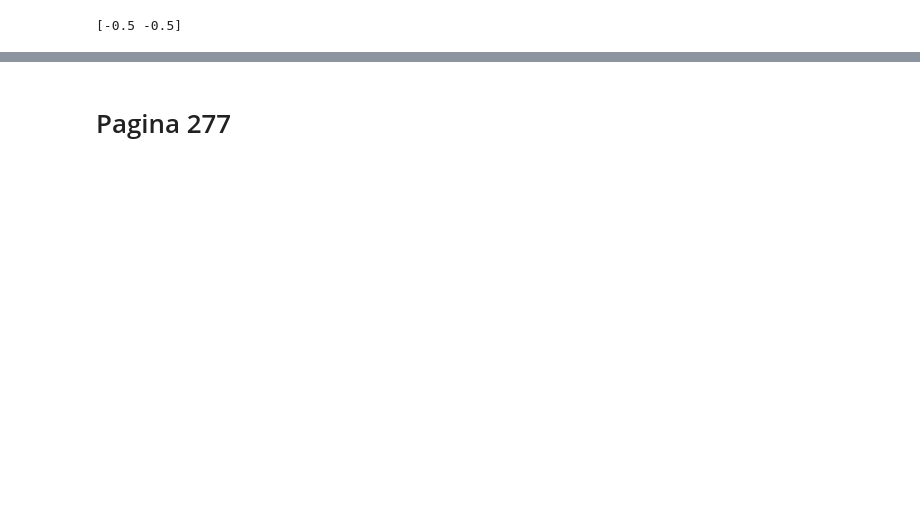
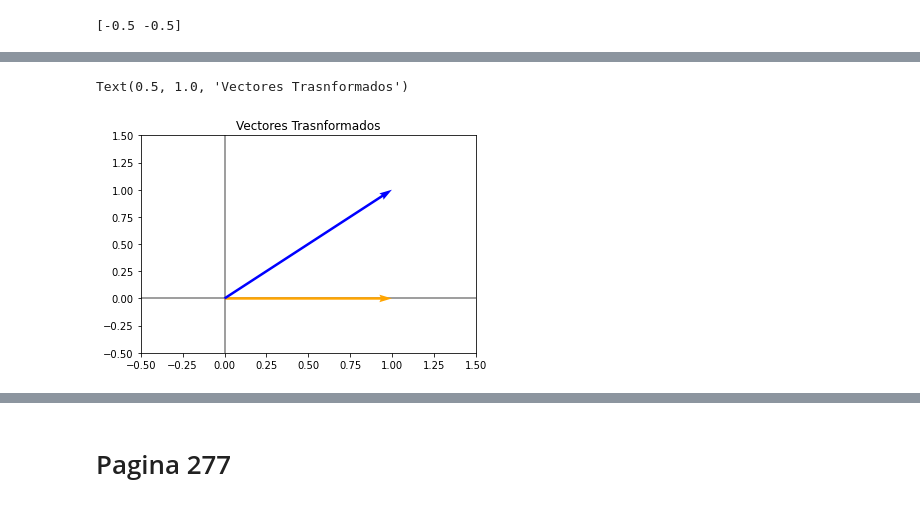
Before and after one commit to carlcri/algegra_lineal_aplicada_ML, a Jupyter notebook: 1_teoria_vectores.ipynb, the cells around one changed output, grey strips where cells are left out. Drawn from its saved outputs; the diff is of its cells as text; code cells hidden in the pictures; blank space fills up the shorter version.

```diff
--- a/1_teoria_vectores.ipynb
+++ b/1_teoria_vectores.ipynb
@@ -308,0 +410,9 @@ print(proyeccion_v_0)
+# %%
+graficarVectores([v_x.flatten(), v_y.flatten()], cols= ['orange','blue'])
+
+plt.xlim(-0.5, 1.5)
+plt.ylim(-0.5, 1.5)
+plt.title('Vectores Trasnformados')
+# %% [output]
+Text(0.5, 1.0, 'Vectores Trasnformados')
+[figure, added]
```
Also changed, not shown: parts of 38 cells of this notebook, 1 other file.
